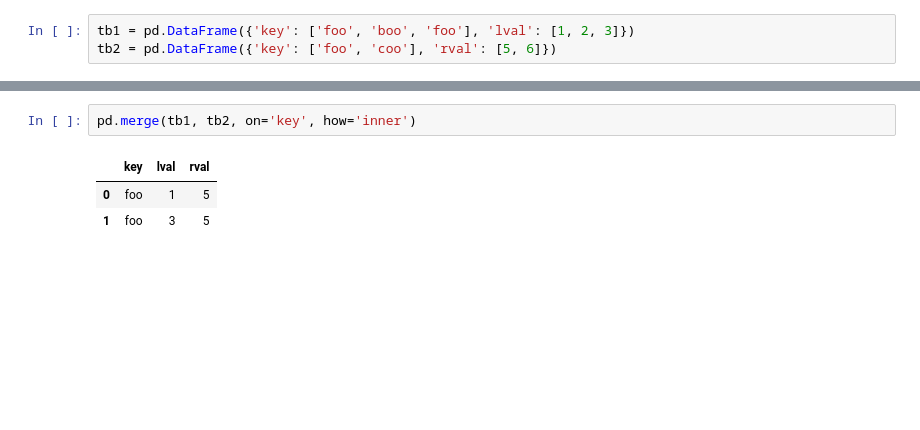
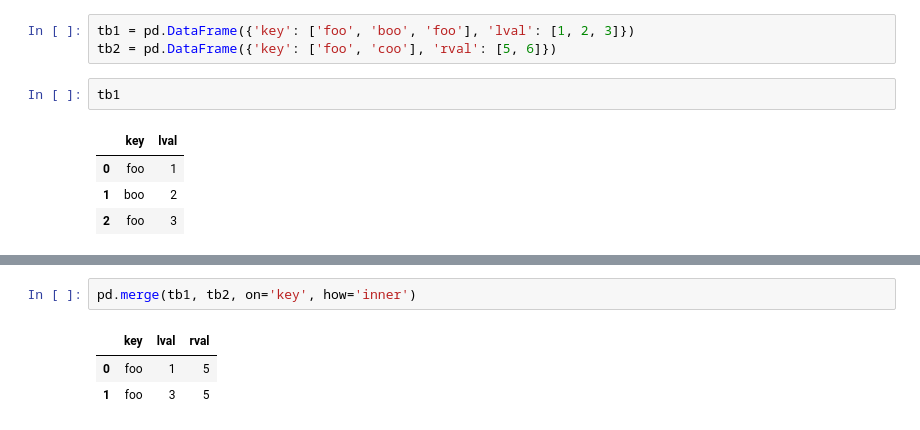
Before and after one commit to xiangshiyin/machine-learning-for-actuarial-science, a Jupyter notebook: 2025-spring/week01/notebook/demo.ipynb, the cells around one changed output, grey strips where cells are left out. Drawn from its saved outputs; the diff is of its cells as text; blank space fills up the shorter version.

```diff
--- a/2025-spring/week01/notebook/demo.ipynb
+++ b/2025-spring/week01/notebook/demo.ipynb
@@ -382,3 +565,10 @@ More details at https://pandas.pydata.org/pandas-docs/stable/user_guide/merging.
 # %%
 tb1 = pd.DataFrame({'key': ['foo', 'boo', 'foo'], 'lval': [1, 2, 3]})
 tb2 = pd.DataFrame({'key': ['foo', 'coo'], 'rval': [5, 6]})
+# %%
+tb1
+# %% [output]
+|  | key | lval |
+| 0 | foo | 1 |
+| 1 | boo | 2 |
+| 2 | foo | 3 |
```
Also changed, not shown: parts of 43 cells of this notebook.
